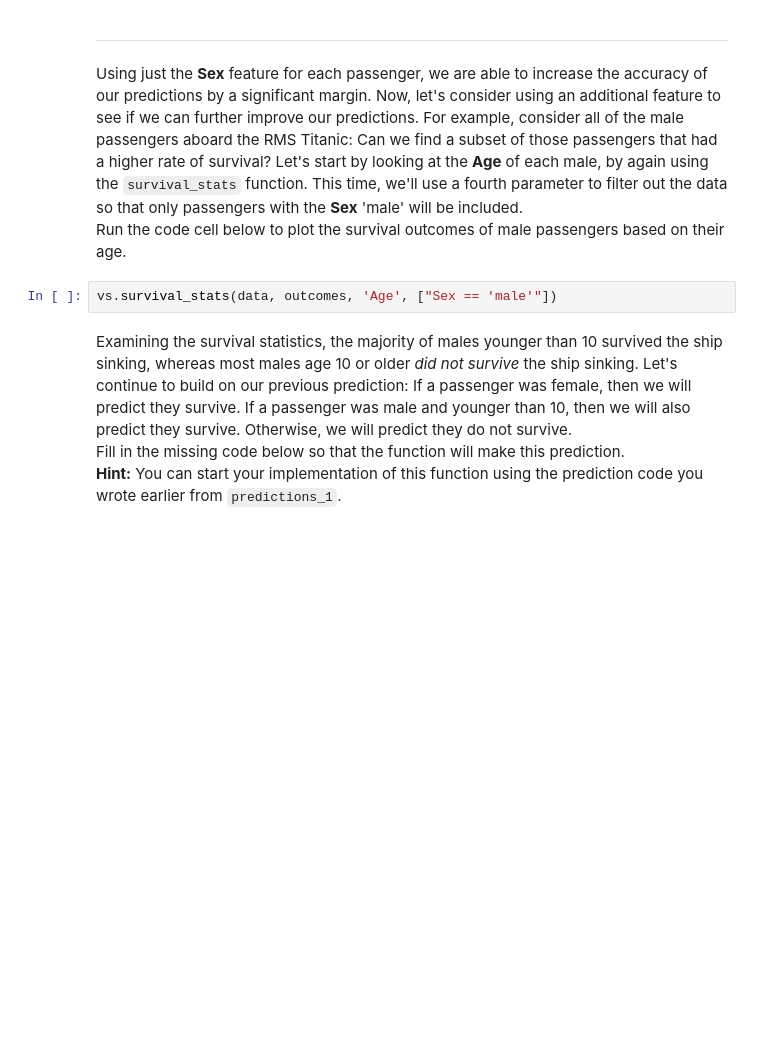
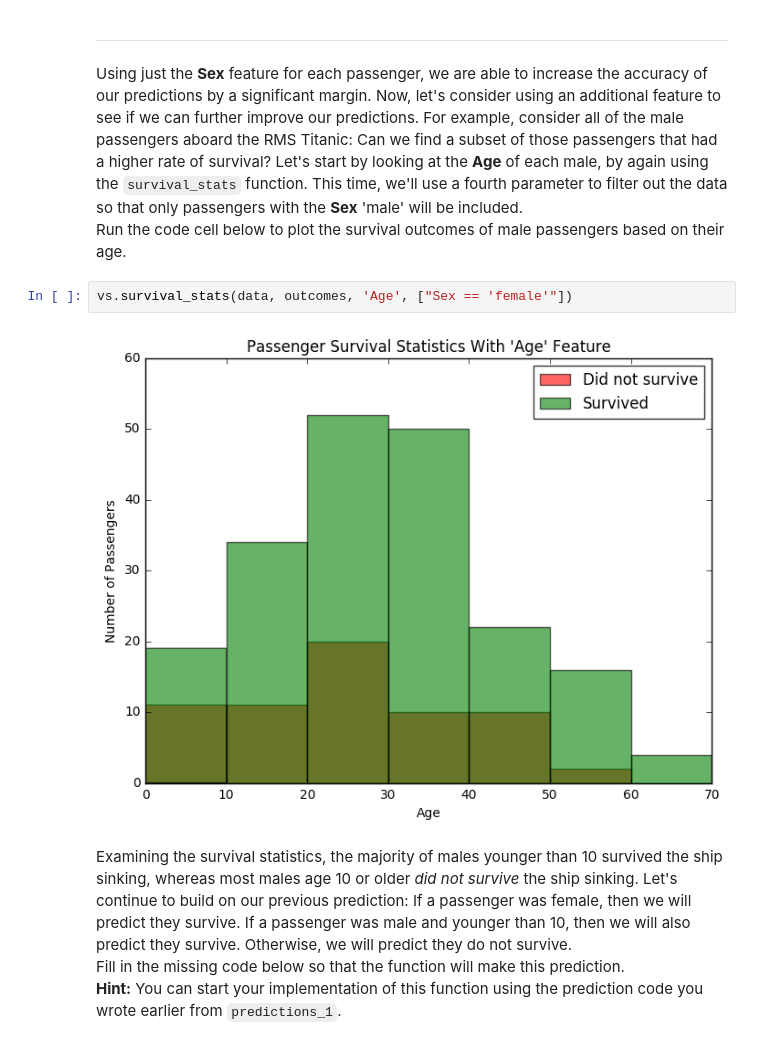
Before and after one commit to zealouz/ml_nanodegree, a Jupyter notebook: titanic_survival_exploration/titanic_survival_exploration.ipynb, the cells around one changed output. Saved outputs shown, nothing was run; the diff lists cells and outputs as text; blank space fills up the shorter version.

```diff
--- a/titanic_survival_exploration/titanic_survival_exploration.ipynb
+++ b/titanic_survival_exploration/titanic_survival_exploration.ipynb
@@ -161,7 +166,9 @@ print accuracy_score(outcomes, predictions)
 Using just the **Sex** feature for each passenger, we are able to increase the accuracy of our predictions by a significant margin. Now, let's consider using an additional feature to see if we can further improve our predictions. For example, consider all of the male passengers aboard the RMS Titanic: Can we find a subset of those passengers that had a higher rate of survival? Let's start by looking at the **Age** of each male, by again using the `survival_stats` function. This time, we'll use a fourth parameter to filter out the data so that only passengers with the **Sex** 'male' will be included.
 Run the code cell below to plot the survival outcomes of male passengers based on their age.
 # %%
-vs.survival_stats(data, outcomes, 'Age', ["Sex == 'male'"])
+vs.survival_stats(data, outcomes, 'Age', ["Sex == 'female'"])
+# %% [output]
+[figure, added]
 # %% [markdown]
 Examining the survival statistics, the majority of males younger than 10 survived the ship sinking, whereas most males age 10 or older *did not survive* the ship sinking. Let's continue to build on our previous prediction: If a passenger was female, then we will predict they survive. If a passenger was male and younger than 10, then we will also predict they survive. Otherwise, we will predict they do not survive.
 Fill in the missing code below so that the function will make this prediction.
```
Also changed, not shown: parts of 14 cells of this notebook.
